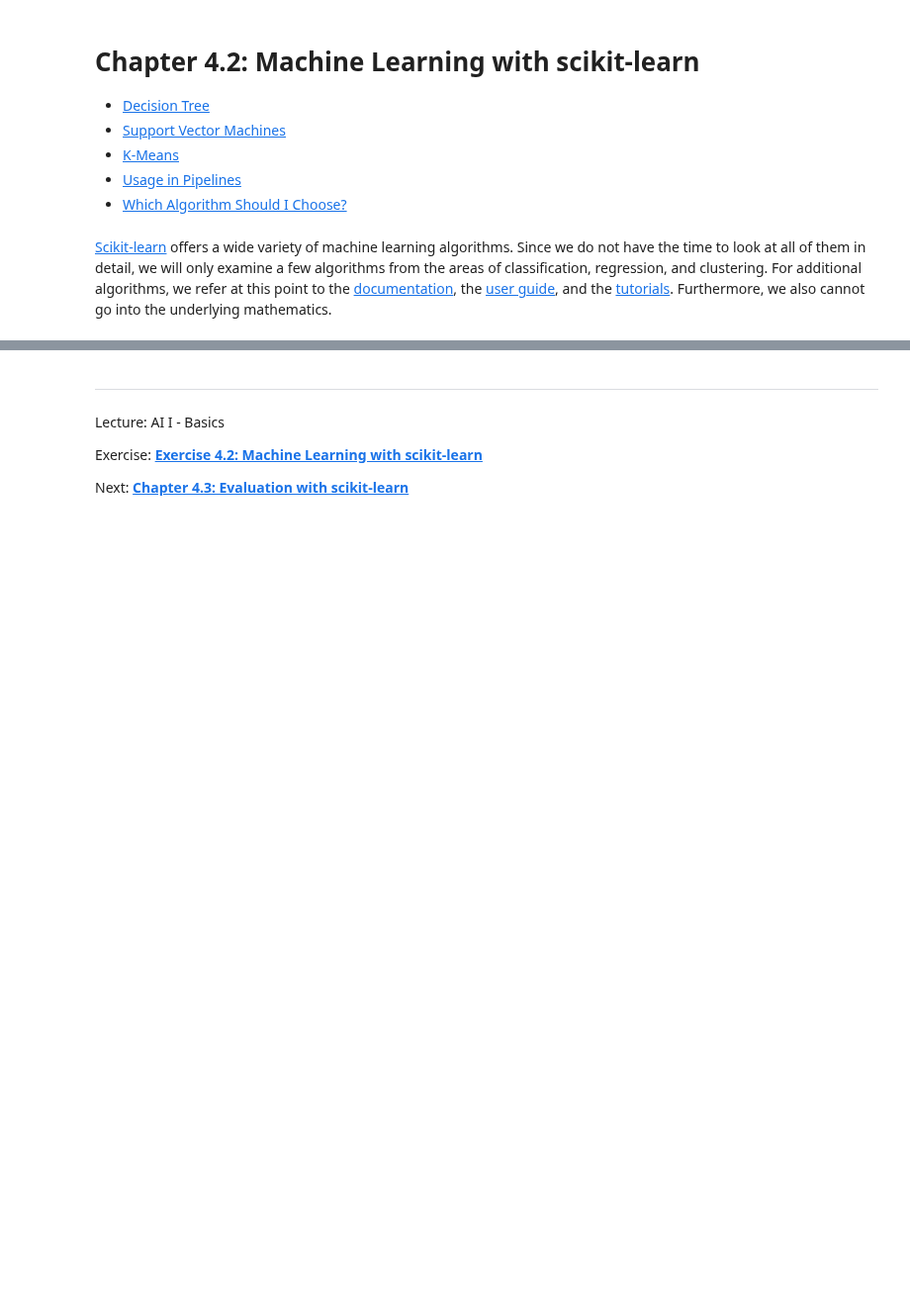
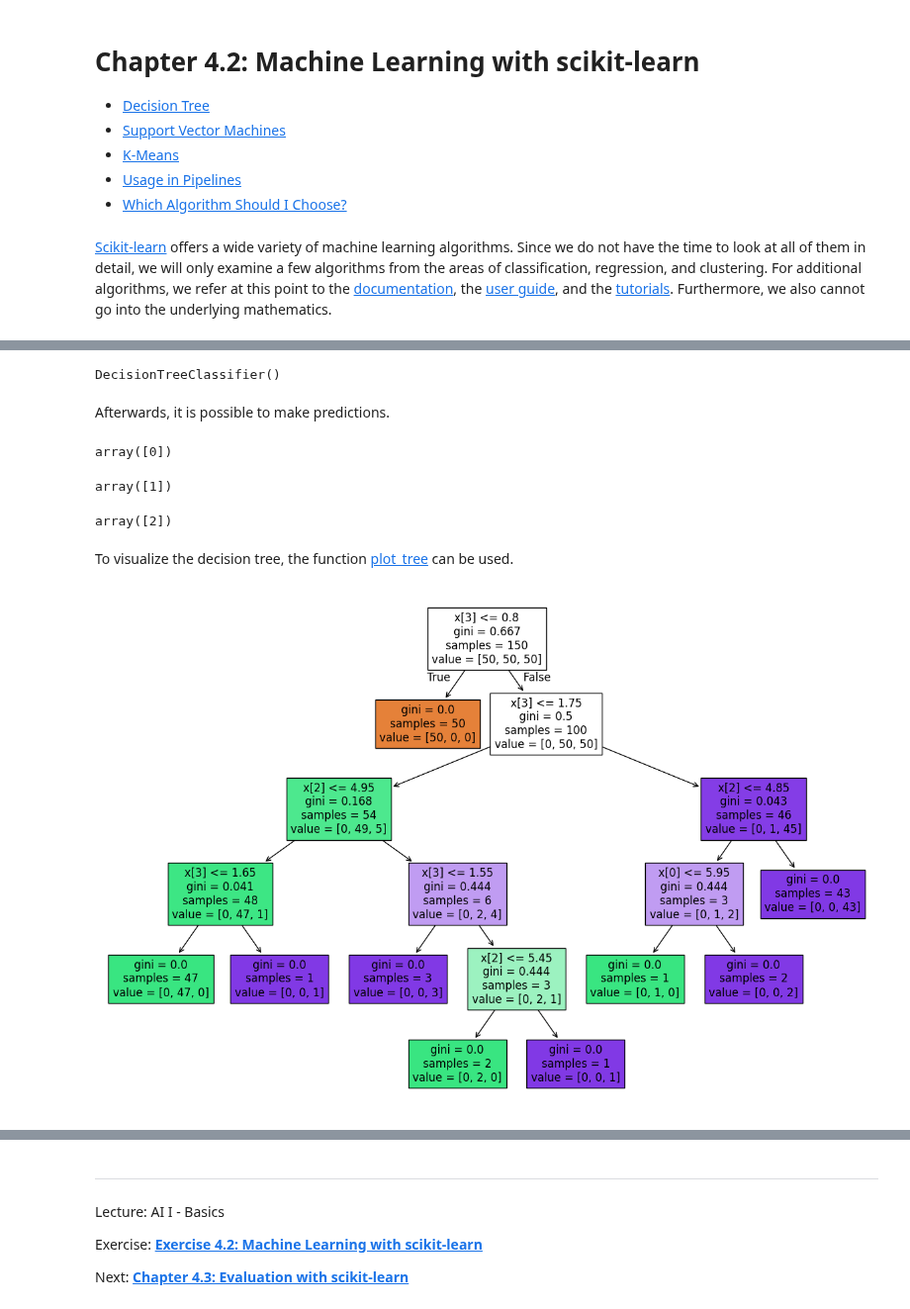
Before and after one commit to iLuckyW/lecture-ai-basics, a Jupyter notebook: chapter/04_ml/02_machine_learning.ipynb, the cells around one changed output, grey strips where cells are left out. Shown at 99% size. Drawn from its saved outputs; the diff is of its cells as text; code cells hidden in the pictures; blank space fills up the shorter version.

```diff
--- a/chapter/04_ml/02_machine_learning.ipynb
+++ b/chapter/04_ml/02_machine_learning.ipynb
@@ -21,0 +36,29 @@ from sklearn import datasets
+# %%
+from sklearn import tree
+iris = datasets.load_iris()
+
+dt_clf = tree.DecisionTreeClassifier()
+dt_clf.fit(iris.data, iris.target)
+# %% [output]
+DecisionTreeClassifier()
+# %% [markdown]
+Afterwards, it is possible to make predictions.
+# %%
+dt_clf.predict([[5.1 , 3.4, 1.3, 0.3]])
+# %% [output]
+array([0])
+# %%
+dt_clf.predict([[6.5, 3.2 , 5.2 , 1.7],])
+# %% [output]
+array([1])
+# %%
+dt_clf.predict([[6.4, 2.7, 5.3, 2.4]])
+# %% [output]
+array([2])
+# %% [markdown]
+To visualize the decision tree, the function [plot_tree](https://scikit-learn.org/stable/modules/generated/sklearn.tree.plot_tree.html#sklearn.tree.plot_tree) can be used.
+# %%
+plt.figure(figsize=(15, 10))
+_ = tree.plot_tree(dt_clf, filled=True)
+# %% [output]
+[figure, added]
```
Also changed, not shown: parts of 12 cells of this notebook.
